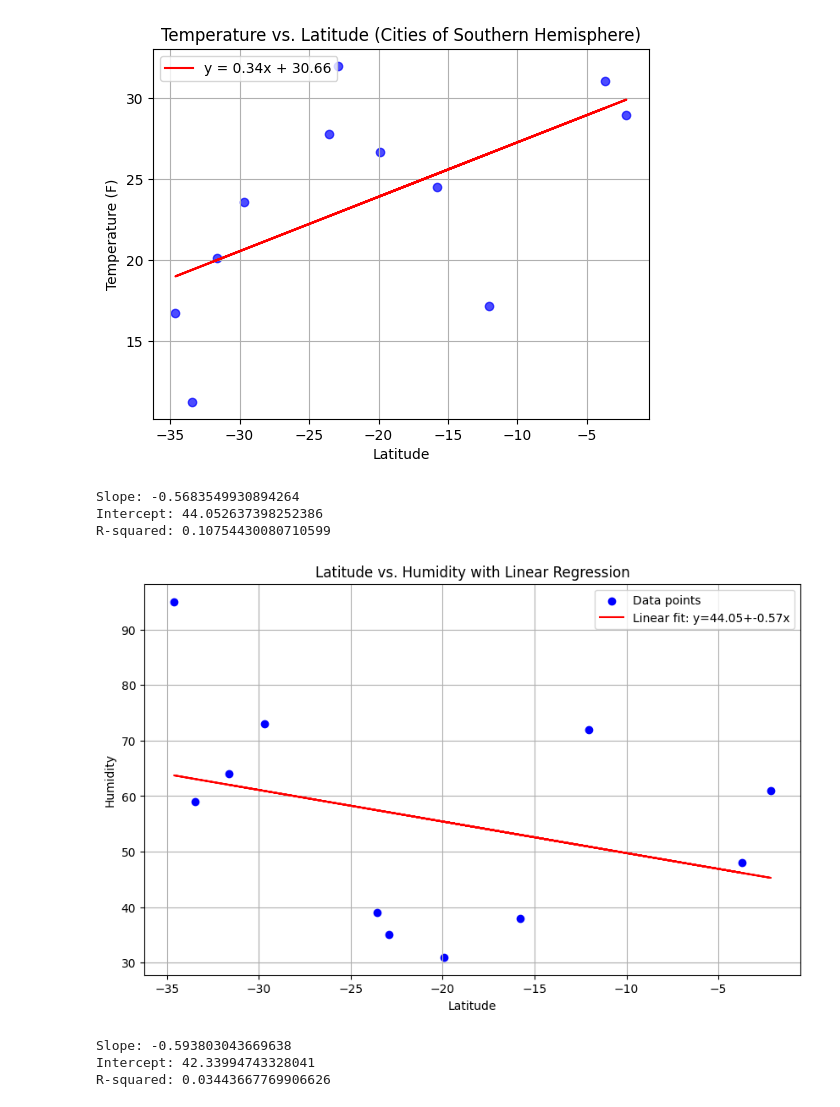
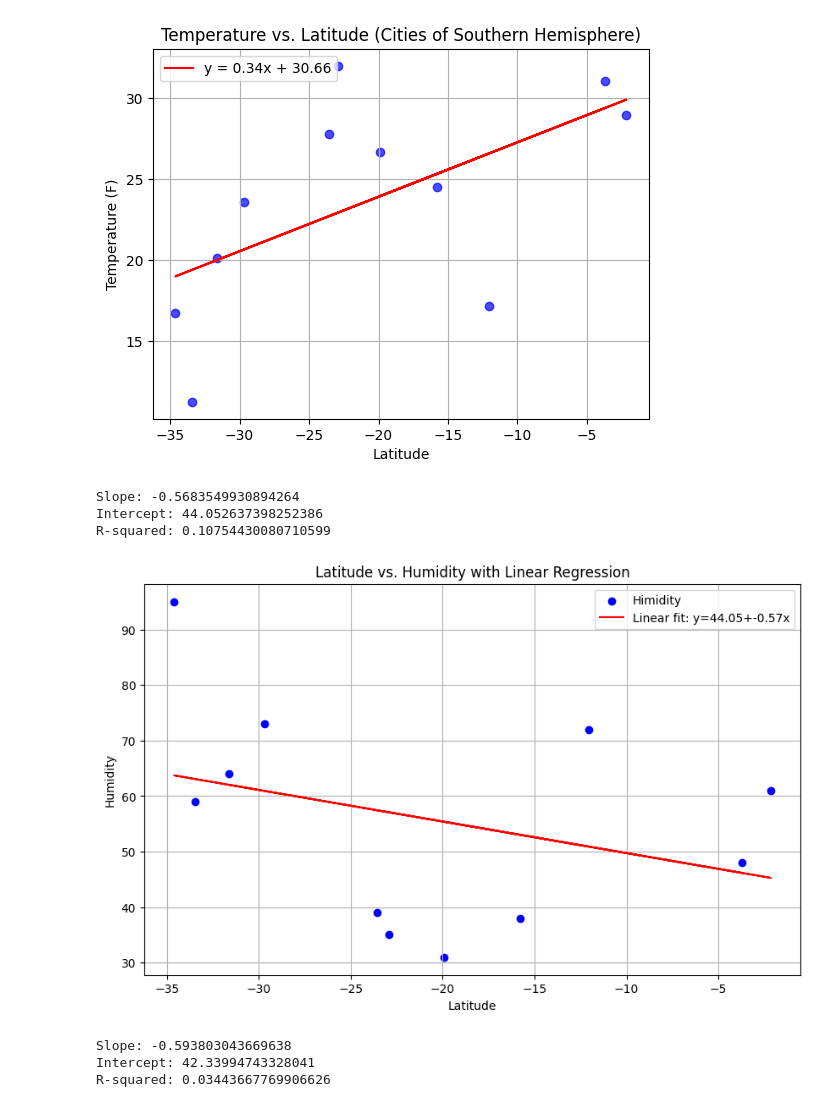
Before and after one commit to aparajita-code/python-api-challenge, a Jupyter notebook: WeatherPy/WeatherPy.ipynb, the cells around one changed output. Drawn from its saved outputs; the diff is of its cells as text; code cells hidden in the pictures.

```diff
--- a/WeatherPy/WeatherPy.ipynb
+++ b/WeatherPy/WeatherPy.ipynb
@@ -703,30 +703,30 @@ R-squared: 0.33718980381107583
 # %%
 #Southern Hemisphere (linear regression)- Latitude Vs Humidity
 # Perform linear regression
 slope, intercept, r_value, p_value, std_err = linregress(filtered_southern_hemisphere_cities['lat'], filtered_southern_hemisphere_cities['humidity'])
 
 # Print regression results
 print(f"Slope: {slope}")
 print(f"Intercept: {intercept}")
 print(f"R-squared: {r_value**2}")
 
 # Create scatter plot with regression line using matplotlib
 plt.figure(figsize=(10, 6))
-plt.scatter(filtered_southern_hemisphere_cities['lat'], filtered_southern_hemisphere_cities['humidity'], color='blue', label='Data points')
+plt.scatter(filtered_southern_hemisphere_cities['lat'], filtered_southern_hemisphere_cities['humidity'], color='blue', label='Himidity')
 plt.plot(filtered_southern_hemisphere_cities['lat'], intercept + slope * filtered_southern_hemisphere_cities['lat'], 'r', label=f'Linear fit: y={intercept:.2f}+{slope:.2f}x')
 plt.xlabel('Latitude')
 plt.ylabel('Humidity')
 plt.title('Latitude vs. Humidity with Linear Regression')
 plt.legend()
 plt.grid(True)
 plt.savefig("solution11.png")
 plt.show()
 from scipy.stats import linregress
 # %% [output]
 Slope: -0.5683549930894264
 Intercept: 44.052637398252386
 R-squared: 0.10754430080710599
-[figure, old version]
+[figure, new version]
 # %%
 
 #Southern Hemisphere (linear regression)- Latitude Vs Cloudiness
```
Also changed, not shown: parts of 3 cells of this notebook, 4 other files.
